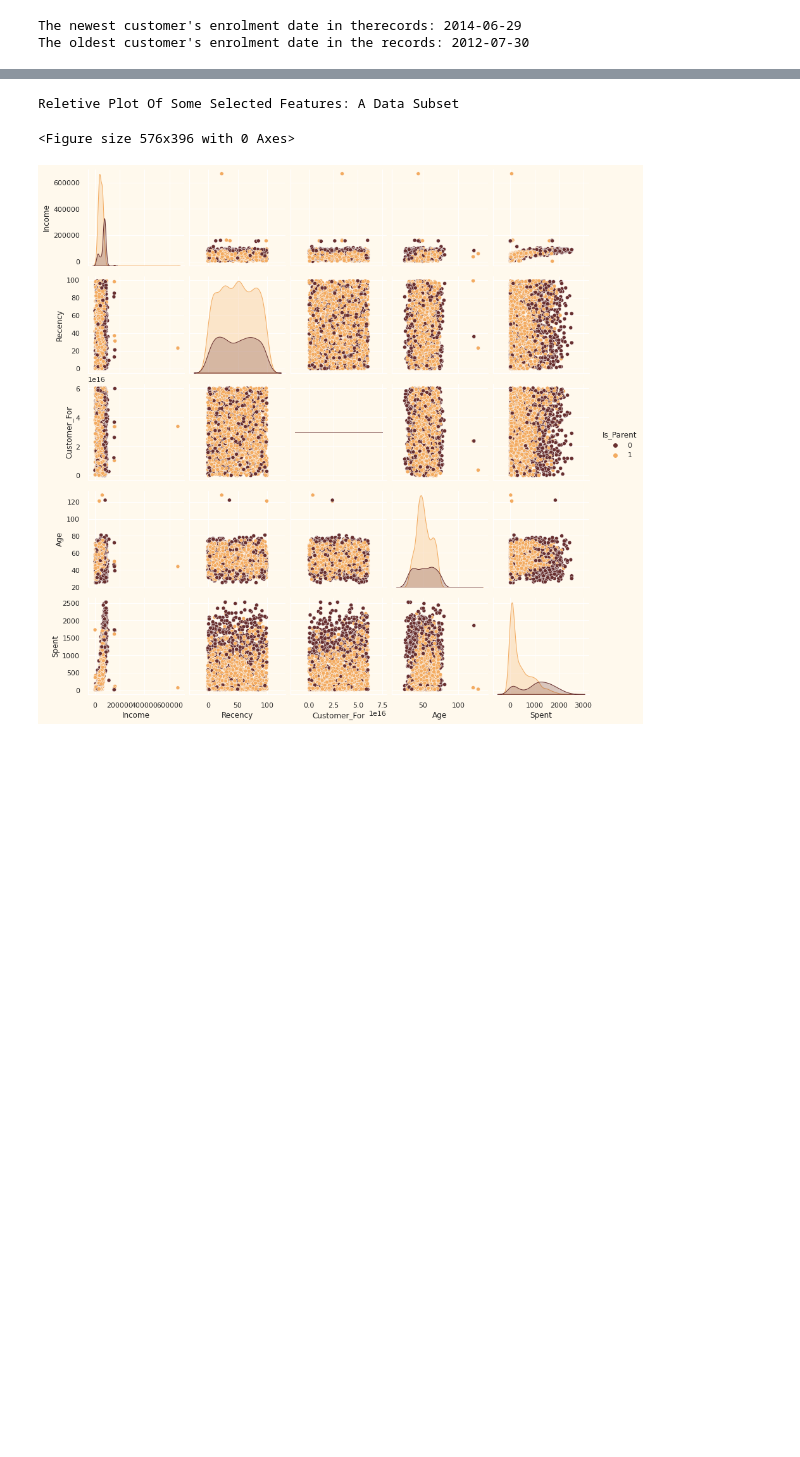
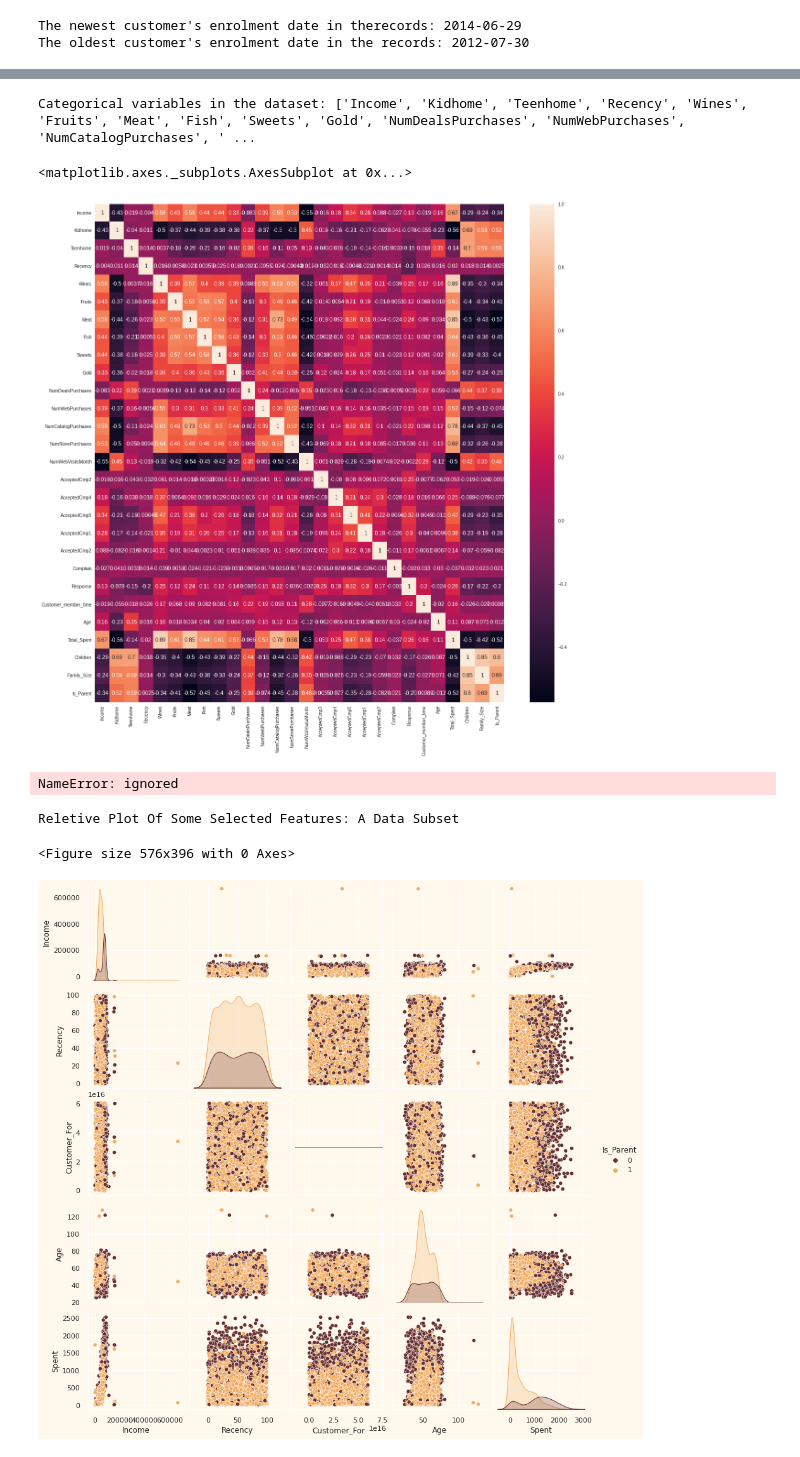
Before and after one commit to PleumjaiOfficial/Clustering-Marketing-Campaign, a Jupyter notebook: Clustering marketing campaign.ipynb, the cells around one changed output, grey strips where cells are left out. Saved outputs shown, nothing was run; the diff lists cells and outputs as text; code cells hidden in the pictures; blank space fills up the shorter version.

Commit message:
Prepare to plot oultier and data preprocessing

```diff
--- a/Clustering marketing campaign.ipynb
+++ b/Clustering marketing campaign.ipynb
@@ -146,3 +211,3 @@ Data shape after remove missing and duplicate: 2216 row 29 Column
 # %%
-#test
-data = df
+#copy dataframe for test exploration
+data = df.copy()
@@ -192,8 +292,7 @@ d1 = max(dates) #taking it to be the newest customer
 for i in dates:
     delta = d1 - i
     days.append(delta)
-data["Customer_For"] = days
-# df["Customer_For"] = pd.to_numeric(data["Customer_For"], errors="coerce")
+data["Customer_member_time"] = days
 # %%
 data.head()
 # %% [output]
@@ -205,7 +304,7 @@ data.head()
 | 4 | 5324 | 1981 | PhD | Married | 58293.0 | 1 | 0 | 2014-01-19 | 94 | ... |
 # %%
 #เปลี่ยนระยะเวลาให้เป็น numeric
-data["Customer_For"] = pd.to_numeric(data["Customer_For"], errors="coerce")
+data["Customer_member_time"] = pd.to_numeric(data["Customer_member_time"], errors="coerce")
 # %%
 data.head()
 # %% [output]
@@ -218,30 +317,35 @@ data.head()
 # %%
 #จัดการคำให้ดีขึ้นเพื่อให้เหลือแค่ 2 ค่าของตัวแปรเชิงคุณภาพเพื่อให้ง่ายต่อการคำนวน
 #Feature Engineering
+
 #Age of customer today
 data["Age"] = 2021-data["Year_Birth"]
 
 #Total spendings on various items
-data["Spent"] = data["MntWines"]+ data["MntFruits"]+ data["MntMeatProducts"]+ data["MntFishProducts"]+ data["MntSweetProducts"]+ data["MntGoldProds"]
+data["Total_Spent"] = data["MntWines"]+ data["MntFruits"]+ data["MntMeatProducts"]+ data["MntFishProducts"]+ data["MntSweetProducts"]+ data["MntGoldProds"]
 
 #Deriving living situation by marital status"Alone"
-data["Living_With"]=data["Marital_Status"].replace({"Married":"Partner", "Together":"Partner", "Absurd":"Alone", "Widow":"Alone", "YOLO":"Alone", "Divorced":"Alone", "Single":"Alone",})
+data["Relationship"] = data["Marital_Status"].replace({"Married":"Lover",
+                                                       "Together":"Lover",
+                                                       "Absurd":"Alone",
+                                                       "Widow":"Alone",
+                                                       "YOLO":"Alone",
+                                                       "Divorced":"Alone",
+                                                       "Single":"Alone",})
 
 #Feature indicating total children living in the household
 data["Children"]=data["Kidhome"]+data["Teenhome"]
 
 #Feature for total members in the householde
-data["Family_Size"] = data["Living_With"].replace({"Alone": 1, "Partner":2})+ data["Children"]
+#Asume inlove is with 2 people
+data["Family_Size"] = data["Relationship"].replace({"Alone": 1, "Lover":2})+ data["Children"]
 
 #Feature pertaining parenthood
 data["Is_Parent"] = np.where(data.Children> 0, 1, 0)
 
 #Segmenting education levels in three groups
-data["Education"]=data["Education"].replace({"Basic":"Undergraduate","2n Cycle":"Undergraduate", "Graduation":"Graduate", "Master":"Postgraduate", "PhD":"Postgraduate"})
-
-#For clarity
-data=data.rename(columns={"MntWines": "Wines","MntFruits":"Fruits","MntMeatProducts":"Meat","MntFishProducts":"Fish","MntSweetProducts":"Sweets","MntGoldProds":"Gold"})
-
-#Dropping some of the redundant features
-to_drop = ["Marital_Status", "Dt_Customer", "Z_CostContact", "Z_Revenue", "Year_Birth", "ID"]
-data = data.drop(to_drop, axis=1)
+data["Education"]=data["Education"].replace({"Basic":"Undergraduate",
+                                             "2n Cycle":"Undergraduate",
+                                             "Graduation":"Graduate",
+                                             "Master":"graduate",
+                                             "PhD":"graduate"})
@@ -282,0 +382,15 @@ data.describe()
+# %%
+nummeric_vars = (data.dtypes != 'object')
+numeric_cols = list(nummeric_vars[nummeric_vars].index)
+
+print("Categorical variables in the dataset:", numeric_cols)
+# %% [output]
+Categorical variables in the dataset: ['Income', 'Kidhome', 'Teenhome', 'Recency', 'Wines', 'Fruits', 'Meat', 'Fish', 'Sweets', 'Gold', 'NumDealsPurchases', 'NumWebPurchases', 'NumCatalogPurchases', ' ...
+# %%
+#correlation matrix
+corrmat= data.corr()
+plt.figure(figsize=(20,20))
+sns.heatmap(corrmat,annot=True)
+# %% [output]
+<matplotlib.axes._subplots.AxesSubplot at 0x...>
+[figure, added]
@@ -283,3 +402,9 @@ data.describe()
+# %%
+sns.pairplot(data, vars= [ "Income", "Recency", "member_time", "Age", "Spent", "Is_Parent"],
+             hue='Is_Parent',
+             plot_kws={'alpha': .4});
+# %% [output]
+NameError: ignored
 # %%
 #To plot some selected features
 #Setting up colors prefrences
```
Also changed, not shown: parts of 28 cells of this notebook.
